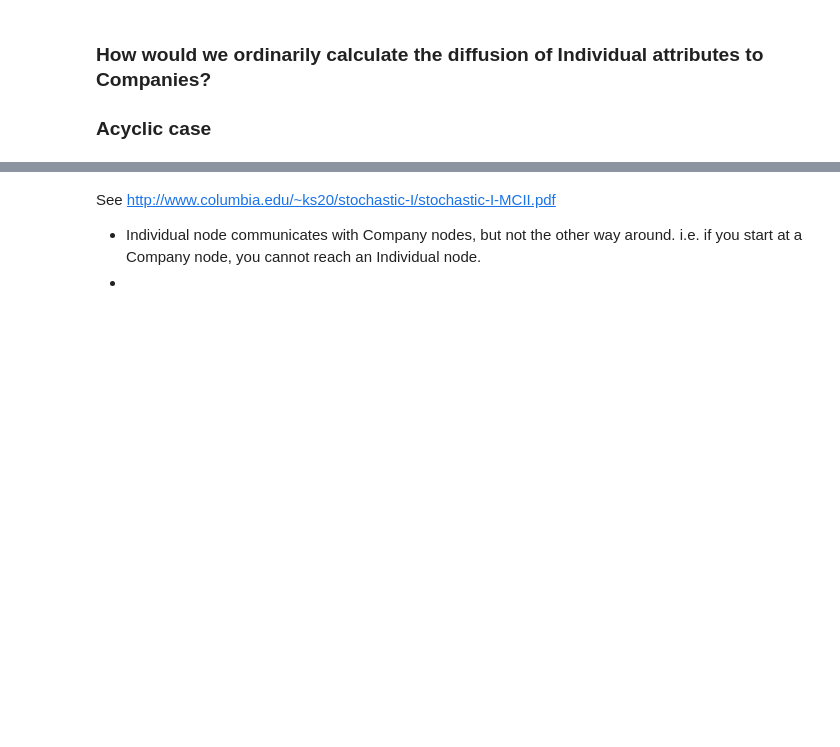
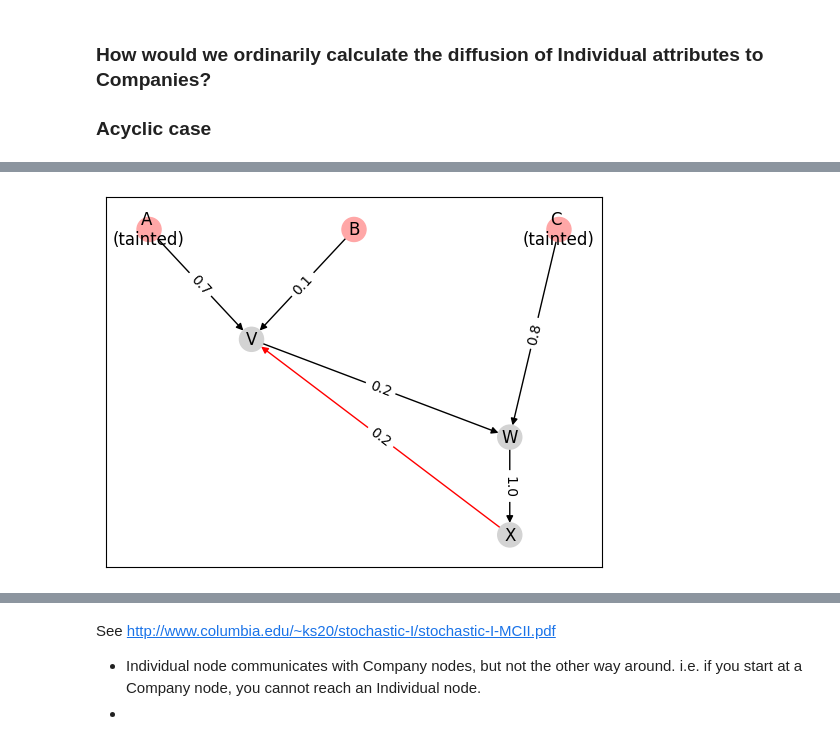
Before and after one commit to jingapore/shareholding_graph_analytics, a Jupyter notebook: notebook.ipynb, the cells around one changed output, grey strips where cells are left out. Cells and saved outputs as stored; diff of their text form; code cells hidden in the pictures; blank space fills up the shorter version.

```diff
--- a/notebook.ipynb
+++ b/notebook.ipynb
@@ -47,3 +80,37 @@ But things aren't always neat. Consider the cyclic case.
+# %%
+nodes = {
+    "INDIVIDUAL": ["A \n(tainted)", "B", "C \n(tainted)"],
+    "COMPANY": ["V", "W", "X"],
+}
+edges = [
+    ("A \n(tainted)", "V", 0.7),
+    ("B", "V", 0.1),
+    ("V", "W", 0.2),
+    ("C \n(tainted)", "W", 0.8),
+    ("W", "X", 1.0),
+    ("X", "V", 0.2),
+    ("A \n(tainted)", "A \n(tainted)", 1.0),
+    ("C \n(tainted)", "C \n(tainted)", 1.0),
+]
+
+G = nx.DiGraph()
+G.add_nodes_from(nodes["INDIVIDUAL"], type="INDIVDUAL")
+G.add_nodes_from(nodes["COMPANY"], type="COMPANY")
+for edge in edges:
+    G.add_edge(edge[0], edge[1], weight=edge[2])
+
+pos = nx.drawing.nx_agraph.graphviz_layout(G, prog="dot")
+node_colour_map = [
+    "#ffa7a7" if node in nodes["INDIVIDUAL"] else "#d3d3d3" for node in G
+]
+edge_colour_map = ["red" if edge == ("X", "V") else "black" for edge in G.edges]
+nx.draw_networkx(
+    G, pos, node_color=node_colour_map, edge_color=edge_colour_map, node_shape="o"
+)
+labels = nx.get_edge_attributes(G, "weight")
+nx.draw_networkx_edge_labels(G, pos, edge_labels=labels)
+# %% [output]
+[figure, added]
 # %%
 a = np.array([
     [1,0.9,0,0,0],
```
Also changed, not shown: parts of 10 cells of this notebook, 1 other file.
